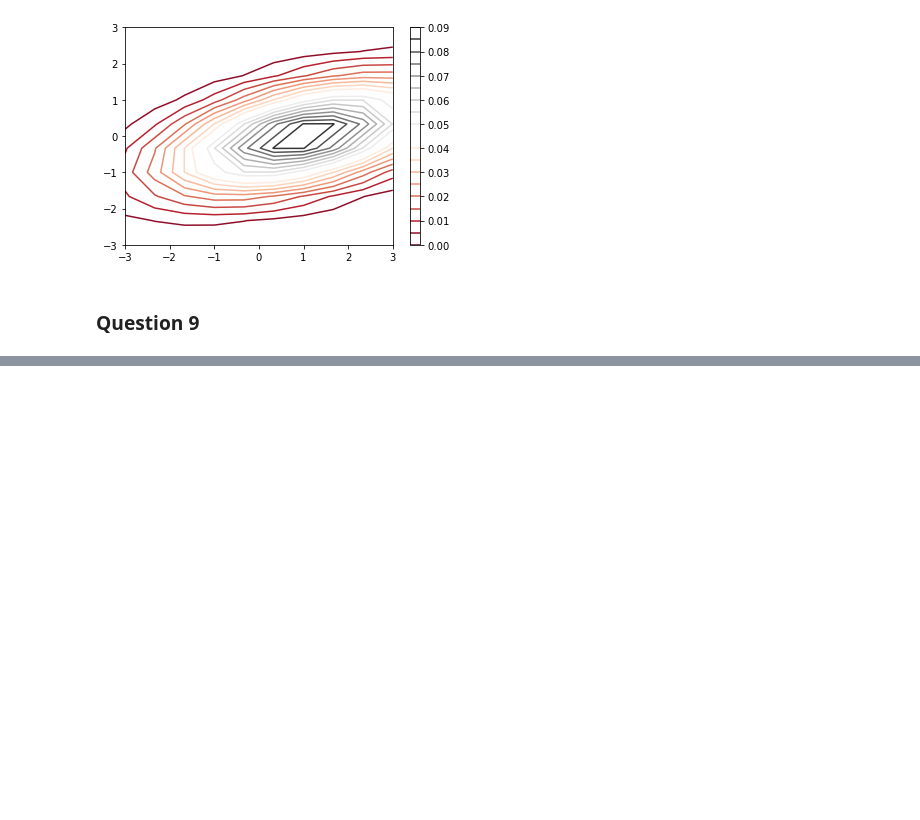
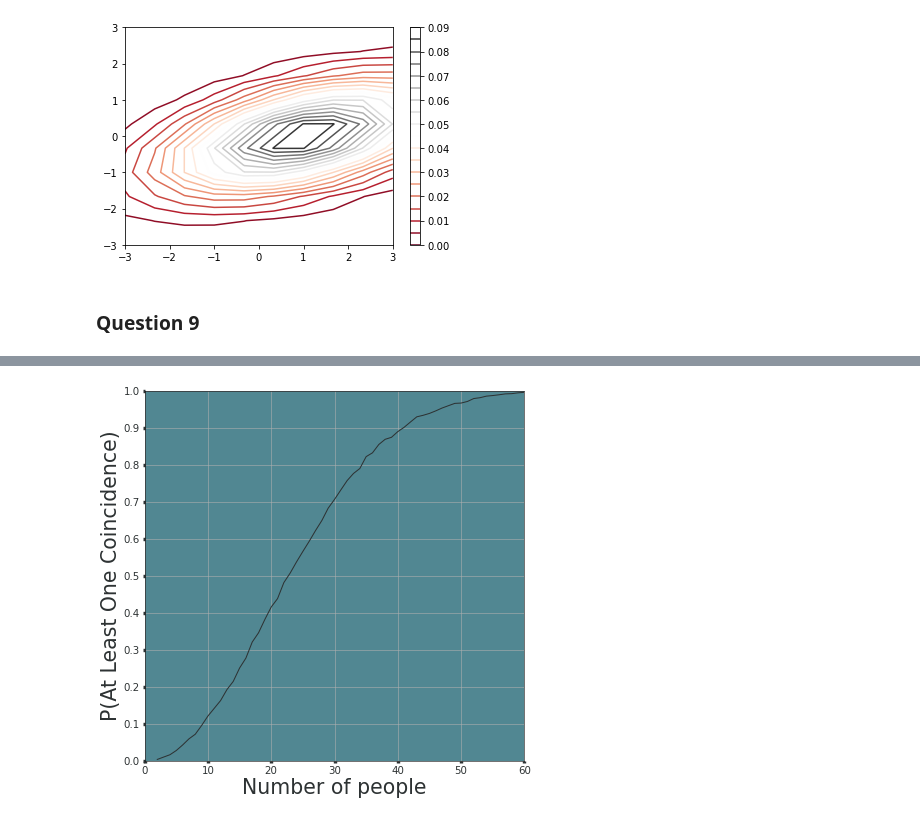
Before and after one commit to reigHns92/reighns-ml-blog, a Jupyter notebook: docs/reighns_ml_journey/mathematics/probability_statistics_theory/probability4datascience.ipynb, the cells around one changed output, grey strips where cells are left out. Drawn from its saved outputs; the diff is of its cells as text; code cells hidden in the pictures; blank space fills up the shorter version.

Commit message:
Added birthday paradox's code to probability4datascience.

```diff
--- a/docs/reighns_ml_journey/mathematics/probability_statistics_theory/probability4datascience.ipynb
+++ b/docs/reighns_ml_journey/mathematics/probability_statistics_theory/probability4datascience.ipynb
@@ -97,0 +108,5 @@ calc_vowel_consonant_prob(num_simulations, a = 26, size = 2, replace=False)
+# %%
+rng = np.random.default_rng()
+num_possible_birthdays = 365
+num_people = 50
+num_simulations = 1000
@@ -97,0 +131,15 @@ calc_vowel_consonant_prob(num_simulations, a = 26, size = 2, replace=False)
+# %%
+def generate_one_random_birthday(num_possible_birthdays: int = 365) -> int:
+    """Generate one random birthday from 1 to num_possible_birthdays.
+
+    Samples 1 integer from 1 to 365 from a uniform distribution.
+
+    Args:
+        num_possible_birthdays (int): The number of possible birthdays. Defaults to 365.
+
+    Returns:
+        birthday (int): The random birthday in integer.
+    """
+    # Return random integers from the "discrete uniform" distribution of the specified dtype. If high is None (the default), then results are from 0 to low.
+    birthday = rng.integers(num_possible_birthdays, size=None) # size=None to return integer instead of array of ints
+    return birthday
@@ -97,0 +241,70 @@ calc_vowel_consonant_prob(num_simulations, a = 26, size = 2, replace=False)
+# %%
+from random import randint
+
+import matplotlib.pyplot as plt
+import seaborn as sns
+
+MIN_NUM_PEOPLE = 2
+MAX_NUM_PEOPLE = 60
+NUM_POSSIBLE_BIRTHDAYS = 365
+NUM_TRIALS = 10000
+
+def generate_random_birthday():
+    birthday = randint(1, NUM_POSSIBLE_BIRTHDAYS)
+    return birthday
+
+def generate_k_birthdays(k):
+    birthdays = [generate_random_birthday() for _ in range(k)]
+    return birthdays
+
+def aloc(birthdays):
+    unique_birthdays = set(birthdays)
+
+    num_birthdays = len(birthdays)
+    num_unique_birthdays = len(unique_birthdays)
+    has_coincidence = (num_birthdays != num_unique_birthdays)
+
+    return has_coincidence
+
+def estimate_p_aloc(k):
+    num_aloc = 0
+    for _ in range(NUM_TRIALS):
+        birthdays = generate_k_birthdays(k)
+        has_coincidence = aloc(birthdays)
+        if has_coincidence:
+            num_aloc += 1
+
+    p_aloc = num_aloc / NUM_TRIALS
+    return p_aloc
+
+def estimate_p_aloc_for_range(ks):
+    k_probabilities = []
+
+    for k in ks:
+        p_aloc = estimate_p_aloc(k)
+        k_probabilities.append(p_aloc)
+
+    return k_probabilities
+
+ks = range(MIN_NUM_PEOPLE, MAX_NUM_PEOPLE + 1)
+k_probabilities = estimate_p_aloc_for_range(ks)
+
+fig, ax = plt.subplots(figsize=(10, 10), dpi=49)
+ax.set_facecolor('#518792')
+ax.xaxis.set_tick_params(width=5, color='#2d3233')
+ax.yaxis.set_tick_params(width=5, color='#2d3233')
+
+sns.lineplot(x=ks, y=k_probabilities, color='#2d3233')
+
+plt.xticks(fontsize=15, color='#2d3233')
+y_range = [0, 0.1, 0.2, 0.3, 0.4, 0.5, 0.6, 0.7, 0.8, 0.9, 1]
+plt.yticks(y_range, fontsize=15, color='#2d3233')
+plt.grid()
+plt.xlim([0, 60])
+plt.ylim([0, 1])
+plt.xlabel('Number of people', fontsize=30, color='#2d3233')
+plt.ylabel('P(At Least One Coincidence)', fontsize=30, color='#2d3233')
+
+plt.show()
+# %% [output]
+[figure, added]
```
Also changed, not shown: parts of 13 cells of this notebook.
